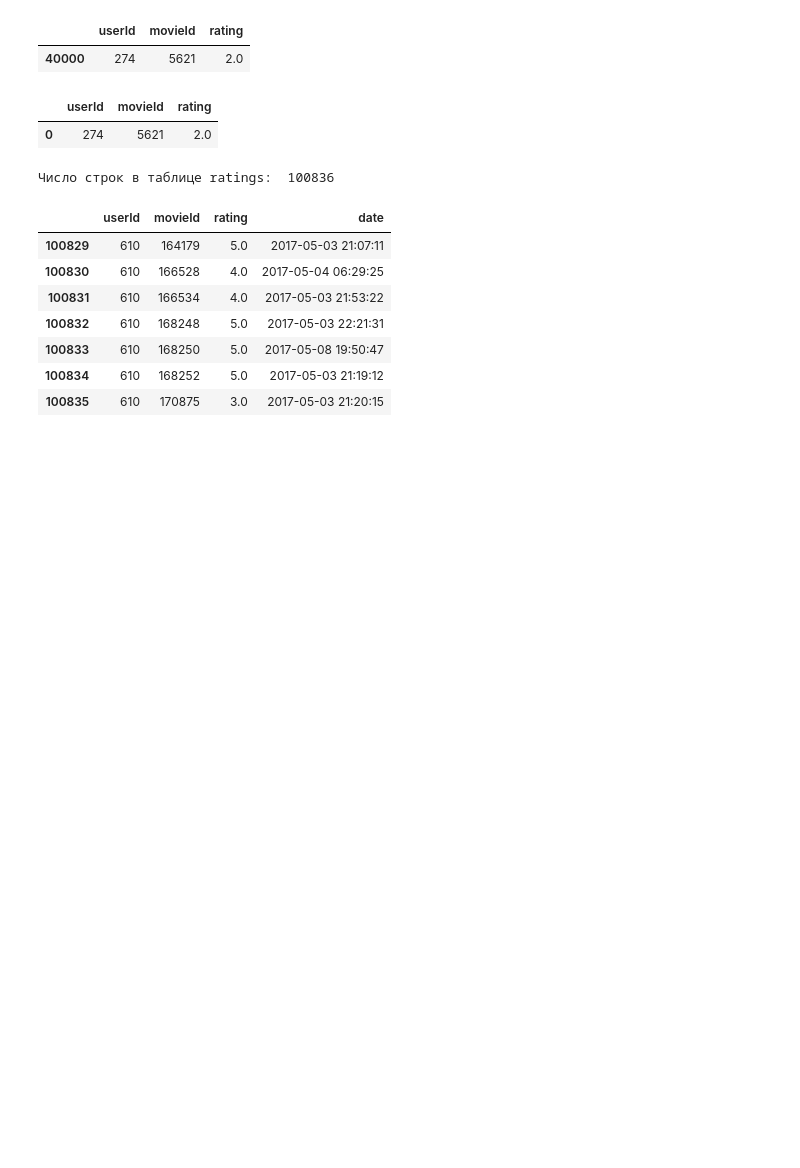
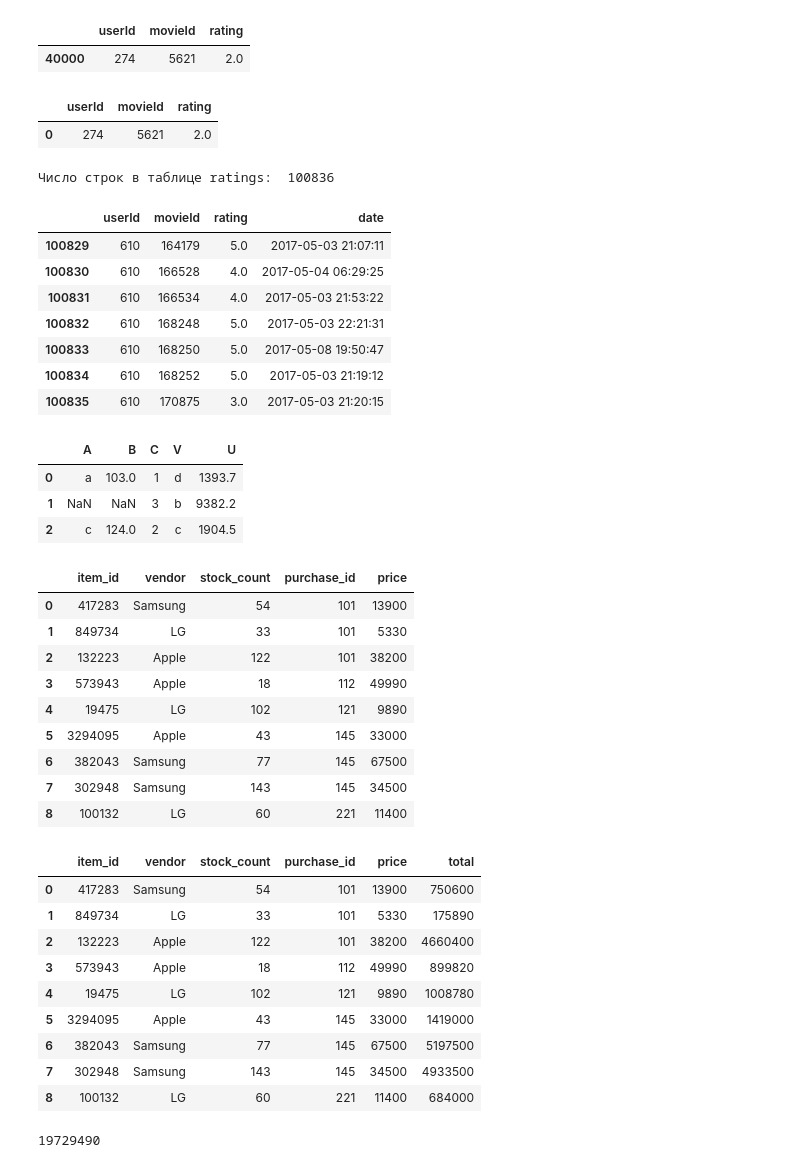
Before and after one commit to Dekoz3/VS_code, a Jupyter notebook: Задания Skillfactory/PY12_advanced_Pandas/PY12_Pandas_theory.ipynb, the cells around one changed output. Drawn from its saved outputs; the diff is of its cells as text; code cells hidden in the pictures; blank space fills up the shorter version.

```diff
--- a/Задания Skillfactory/PY12_advanced_Pandas/PY12_Pandas_theory.ipynb
+++ b/Задания Skillfactory/PY12_advanced_Pandas/PY12_Pandas_theory.ipynb
@@ -786,3 +786,64 @@ display(ratings_dates.tail(7))
 #     data = concat_users_files('./Root/users/')
 # %%
 # Объединение DataFrame: join, merge
+# %%
+a = pd.DataFrame({'A': ['a', 'b', 'c'], 'B': [103, 214, 124], 'C': [1, 4, 2]})
+b = pd.DataFrame({'V': ['d', 'b', 'c'], 'U': [1393.7, 9382.2, 1904.5], 'C': [1, 3, 2]})
+a.merge(b, how="right", on="C")
+# %% [output]
+|  | A | B | C | V | U |
+| 0 | a | 103.0 | 1 | d | 1393.7 |
+| 1 | NaN | NaN | 3 | b | 9382.2 |
+| 2 | c | 124.0 | 2 | c | 1904.5 |
+# %%
+# Даны две таблицы: items_df, в которой содержится информация о наличии товаров на складе, и purchase_df — с данными о покупках товаров.
+
+items_df = pd.DataFrame({
+    'item_id': [417283, 849734, 132223, 573943, 19475, 3294095, 382043, 302948, 100132, 312394],
+    'vendor': ['Samsung', 'LG', 'Apple', 'Apple', 'LG', 'Apple', 'Samsung', 'Samsung', 'LG', 'ZTE'],
+    'stock_count': [54, 33, 122, 18, 102, 43, 77, 143, 60, 19]
+})
+purchase_df = pd.DataFrame({
+    'purchase_id': [101, 101, 101, 112, 121, 145, 145, 145, 145, 221],
+    'item_id': [417283, 849734, 132223, 573943, 19475, 3294095, 382043, 302948, 103845, 100132],
+    'price': [13900, 5330, 38200, 49990, 9890, 33000, 67500, 34500, 89900, 11400]
+})
+# Информация в таблицах представлена в виде следующих столбцов:
+
+# item_id — идентификатор модели;
+# vendor — производитель модели;
+# stock_count — имеющееся на складе количество данных моделей (в штуках);
+# purchase_id — идентификатор покупки;
+# price — стоимость модели в покупке.
+#
+# Сформируйте DataFrame merged, в котором в результате объединения purchase_df и items_df останутся модели, которые учтены на складе и имели продажи.
+
+merged = items_df.merge(purchase_df, how = 'inner', on = 'item_id')
+display(merged)
+# Из таблицы merged найдите суммарную выручку, которую можно было бы получить от продажи всех товаров,
+# которые учтены на складе и имели продажи. Результат занесите в переменную income.
+
+merged['total'] = merged['stock_count'] * merged['price']
+income = sum(merged['total'])
+# %% [output]
+|  | item_id | vendor | stock_count | purchase_id | price |
+| 0 | 417283 | Samsung | 54 | 101 | 13900 |
+| 1 | 849734 | LG | 33 | 101 | 5330 |
+| 2 | 132223 | Apple | 122 | 101 | 38200 |
+| 3 | 573943 | Apple | 18 | 112 | 49990 |
+| 4 | 19475 | LG | 102 | 121 | 9890 |
+| 5 | 3294095 | Apple | 43 | 145 | 33000 |
+| 6 | 382043 | Samsung | 77 | 145 | 67500 |
+| 7 | 302948 | Samsung | 143 | 145 | 34500 |
+| 8 | 100132 | LG | 60 | 221 | 11400 |
+|  | item_id | vendor | stock_count | purchase_id | price | total |
+| 0 | 417283 | Samsung | 54 | 101 | 13900 | 750600 |
+| 1 | 849734 | LG | 33 | 101 | 5330 | 175890 |
+| 2 | 132223 | Apple | 122 | 101 | 38200 | 4660400 |
+| 3 | 573943 | Apple | 18 | 112 | 49990 | 899820 |
+| 4 | 19475 | LG | 102 | 121 | 9890 | 1008780 |
+| 5 | 3294095 | Apple | 43 | 145 | 33000 | 1419000 |
+| 6 | 382043 | Samsung | 77 | 145 | 67500 | 5197500 |
+| 7 | 302948 | Samsung | 143 | 145 | 34500 | 4933500 |
+| 8 | 100132 | LG | 60 | 221 | 11400 | 684000 |
+19729490
```
Also changed, not shown: 2 other files.
